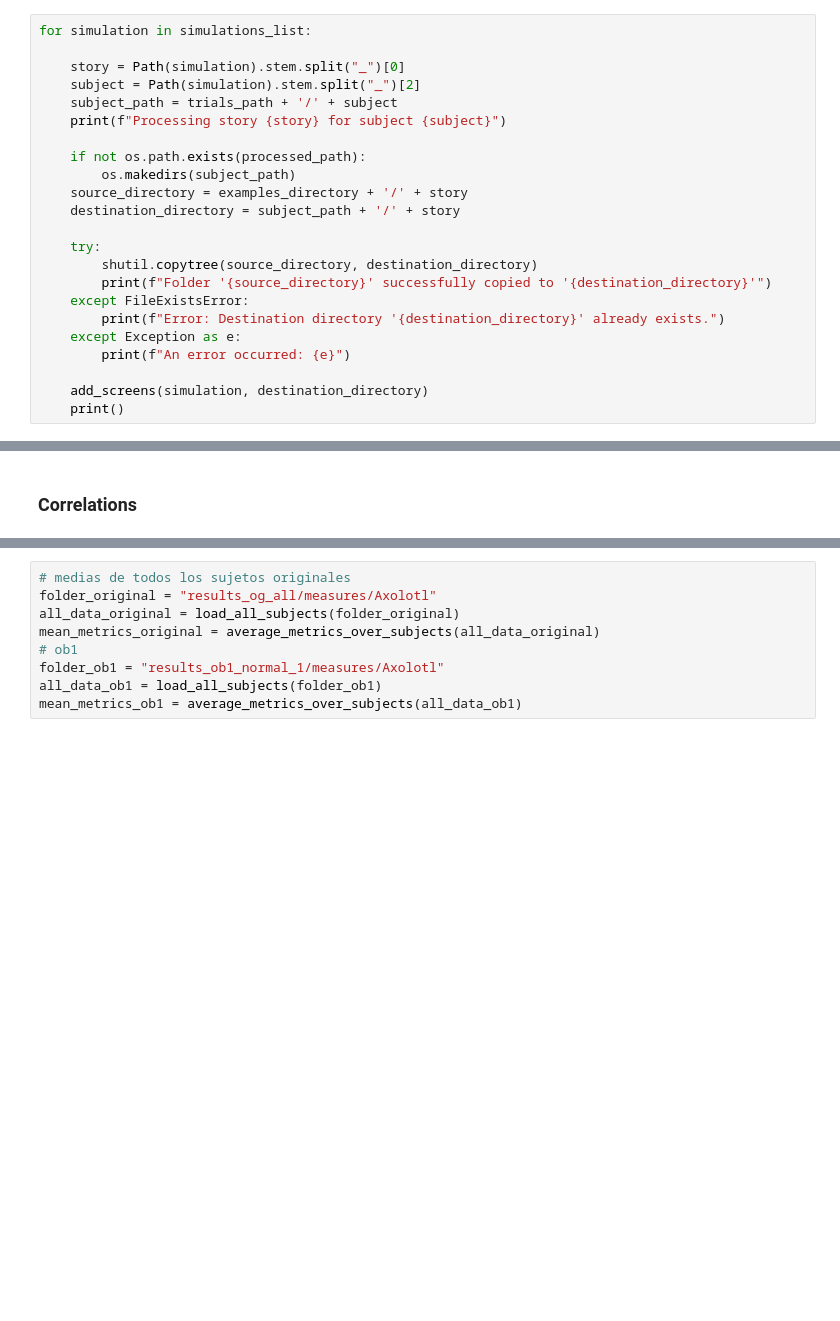
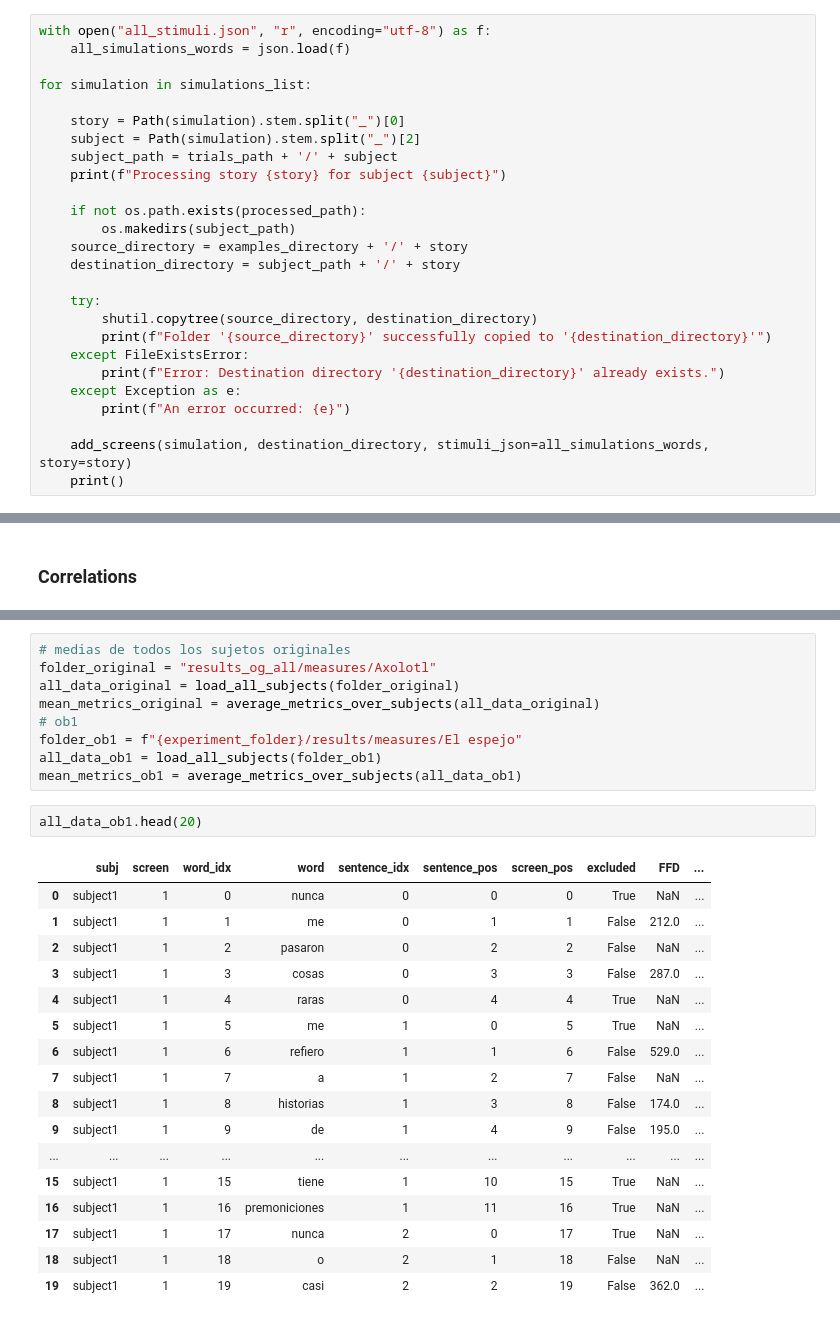
Before and after one commit to NeuroLIAA/reading-et, a Jupyter notebook: correlacion/correlacion.ipynb, the cells around one changed output, grey strips where cells are left out. Drawn from its saved outputs; the diff is of its cells as text; blank space fills up the shorter version.

Commit message:
assign fixations to words ob1

```diff
--- a/correlacion/correlacion.ipynb
+++ b/correlacion/correlacion.ipynb
@@ -195,6 +205,9 @@ def add_screens(simulation, destination_directory):
 
     print(f"Screens added to {destination_directory}")
 # %%
+with open("all_stimuli.json", "r", encoding="utf-8") as f:
+    all_simulations_words = json.load(f)
+
 for simulation in simulations_list:
 
     story = Path(simulation).stem.split("_")[0]
@@ -215,7 +228,7 @@ for simulation in simulations_list:
     except Exception as e:
         print(f"An error occurred: {e}")
 
-    add_screens(simulation, destination_directory)
+    add_screens(simulation, destination_directory, stimuli_json=all_simulations_words, story=story)
     print()
 # %% [output]
 Processing story Axolotl for subject subject0
@@ -286,6 +350,26 @@ folder_original = "results_og_all/measures/Axolotl"
 all_data_original = load_all_subjects(folder_original)
 mean_metrics_original = average_metrics_over_subjects(all_data_original)
 # ob1
-folder_ob1 = "results_ob1_normal_1/measures/Axolotl"
+folder_ob1 = f"{experiment_folder}/results/measures/El espejo"
 all_data_ob1 = load_all_subjects(folder_ob1)
 mean_metrics_ob1 = average_metrics_over_subjects(all_data_ob1)
+# %%
+all_data_ob1.head(20)
+# %% [output]
+|  | subj | screen | word_idx | word | sentence_idx | sentence_pos | screen_pos | excluded | FFD | ... |
+| 0 | subject1 | 1 | 0 | nunca | 0 | 0 | 0 | True | NaN | ... |
+| 1 | subject1 | 1 | 1 | me | 0 | 1 | 1 | False | 212.0 | ... |
+| 2 | subject1 | 1 | 2 | pasaron | 0 | 2 | 2 | False | NaN | ... |
+| 3 | subject1 | 1 | 3 | cosas | 0 | 3 | 3 | False | 287.0 | ... |
+| 4 | subject1 | 1 | 4 | raras | 0 | 4 | 4 | True | NaN | ... |
+| 5 | subject1 | 1 | 5 | me | 1 | 0 | 5 | True | NaN | ... |
+| 6 | subject1 | 1 | 6 | refiero | 1 | 1 | 6 | False | 529.0 | ... |
+| 7 | subject1 | 1 | 7 | a | 1 | 2 | 7 | False | NaN | ... |
+| 8 | subject1 | 1 | 8 | historias | 1 | 3 | 8 | False | 174.0 | ... |
+| 9 | subject1 | 1 | 9 | de | 1 | 4 | 9 | False | 195.0 | ... |
+| ... | ... | ... | ... | ... | ... | ... | ... | ... | ... | ... |
+| 15 | subject1 | 1 | 15 | tiene | 1 | 10 | 15 | True | NaN | ... |
+| 16 | subject1 | 1 | 16 | premoniciones | 1 | 11 | 16 | True | NaN | ... |
+| 17 | subject1 | 1 | 17 | nunca | 2 | 0 | 17 | True | NaN | ... |
+| 18 | subject1 | 1 | 18 | o | 2 | 1 | 18 | False | NaN | ... |
+| 19 | subject1 | 1 | 19 | casi | 2 | 2 | 19 | False | 362.0 | ... |
```
Also changed, not shown: parts of 8 cells of this notebook, 38 other files.
